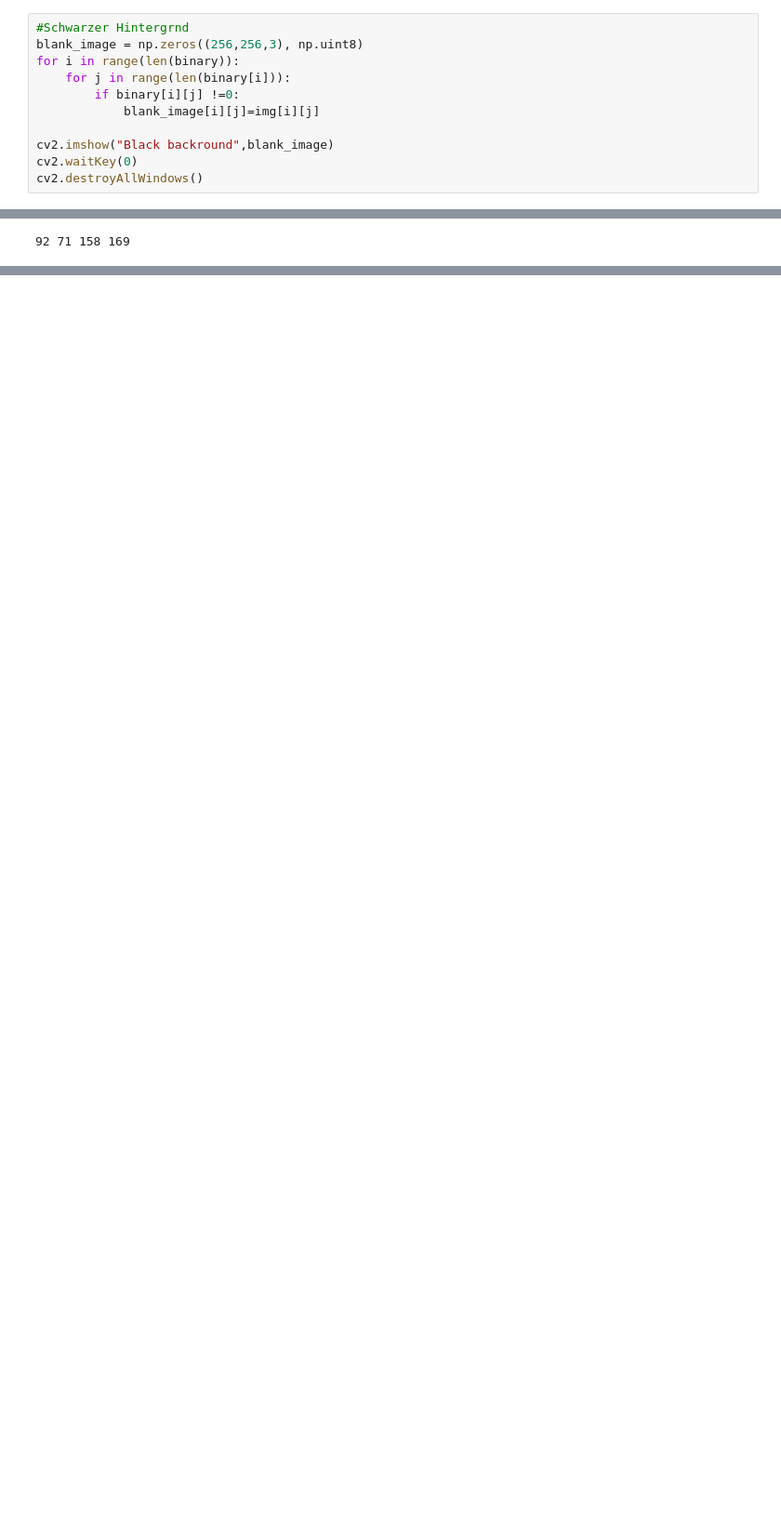
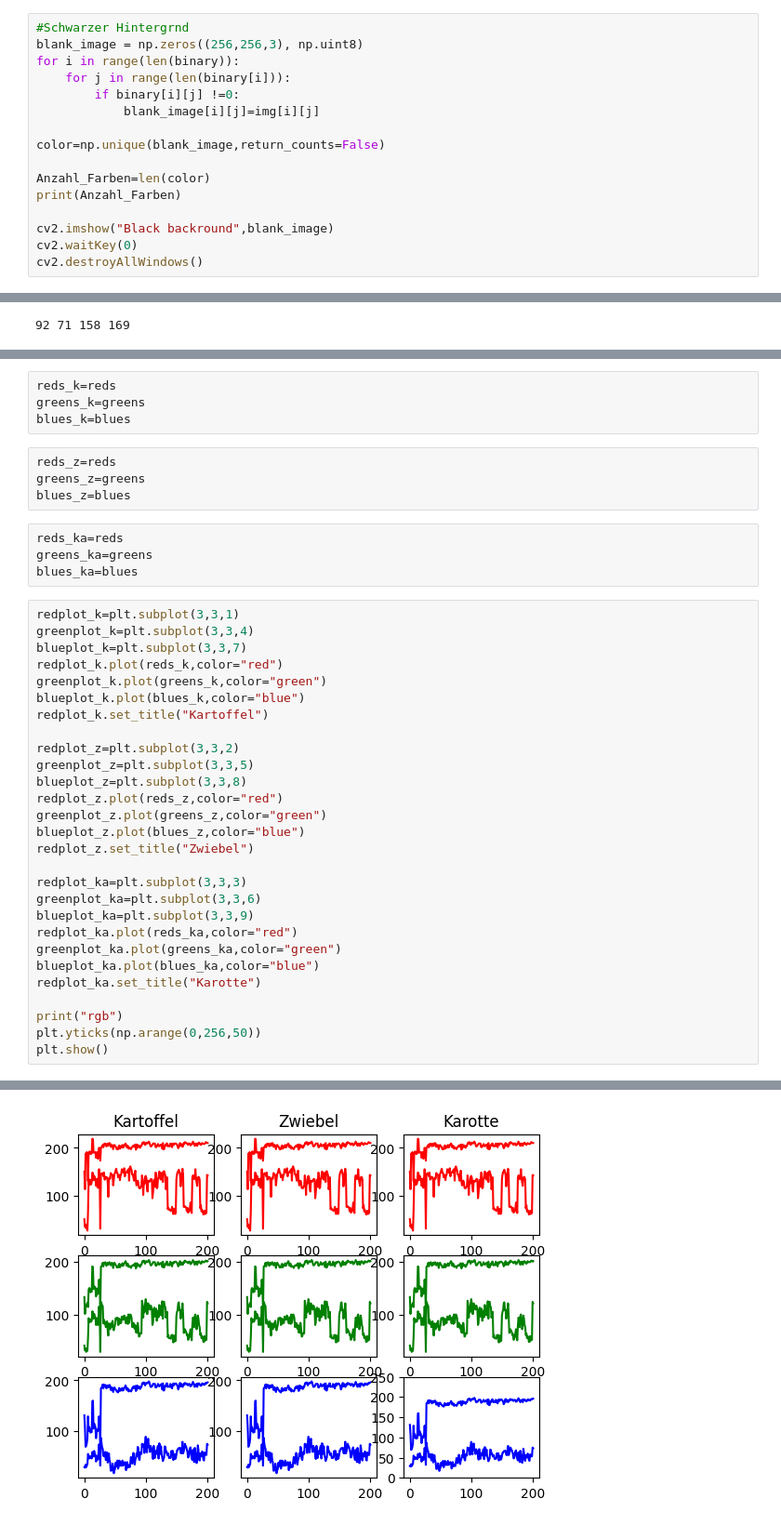
Before and after one commit to leons1396/AI_project, a Jupyter notebook: jupyter/Test_Bild.ipynb, the cells around one changed output, grey strips where cells are left out. Shown at 93% size. Cells and saved outputs as stored; diff of their text form; blank space fills up the shorter version.

```diff
--- a/jupyter/Test_Bild.ipynb
+++ b/jupyter/Test_Bild.ipynb
@@ -26,6 +350,11 @@ for i in range(len(binary)):
         if binary[i][j] !=0:
             blank_image[i][j]=img[i][j]
 
+color=np.unique(blank_image,return_counts=False)
+
+Anzahl_Farben=len(color)
+print(Anzahl_Farben)
+
 cv2.imshow("Black backround",blank_image)
 cv2.waitKey(0)
 cv2.destroyAllWindows()
@@ -163,0 +734,41 @@ for i in range(28,200):
+# %%
+reds_k=reds
+greens_k=greens
+blues_k=blues
+# %%
+reds_z=reds
+greens_z=greens
+blues_z=blues
+# %%
+reds_ka=reds
+greens_ka=greens
+blues_ka=blues
+# %%
+redplot_k=plt.subplot(3,3,1)
+greenplot_k=plt.subplot(3,3,4)
+blueplot_k=plt.subplot(3,3,7)
+redplot_k.plot(reds_k,color="red")
+greenplot_k.plot(greens_k,color="green")
+blueplot_k.plot(blues_k,color="blue")
+redplot_k.set_title("Kartoffel")
+
+redplot_z=plt.subplot(3,3,2)
+greenplot_z=plt.subplot(3,3,5)
+blueplot_z=plt.subplot(3,3,8)
+redplot_z.plot(reds_z,color="red")
+greenplot_z.plot(greens_z,color="green")
+blueplot_z.plot(blues_z,color="blue")
+redplot_z.set_title("Zwiebel")
+
+redplot_ka=plt.subplot(3,3,3)
+greenplot_ka=plt.subplot(3,3,6)
+blueplot_ka=plt.subplot(3,3,9)
+redplot_ka.plot(reds_ka,color="red")
+greenplot_ka.plot(greens_ka,color="green")
+blueplot_ka.plot(blues_ka,color="blue")
+redplot_ka.set_title("Karotte")
+
+print("rgb")
+plt.yticks(np.arange(0,256,50))
+plt.show()
+# %% [output]
@@ -163,0 +776 @@ for i in range(28,200):
+[figure, added]
```
Also changed, not shown: parts of 19 cells of this notebook, 2 other files.
